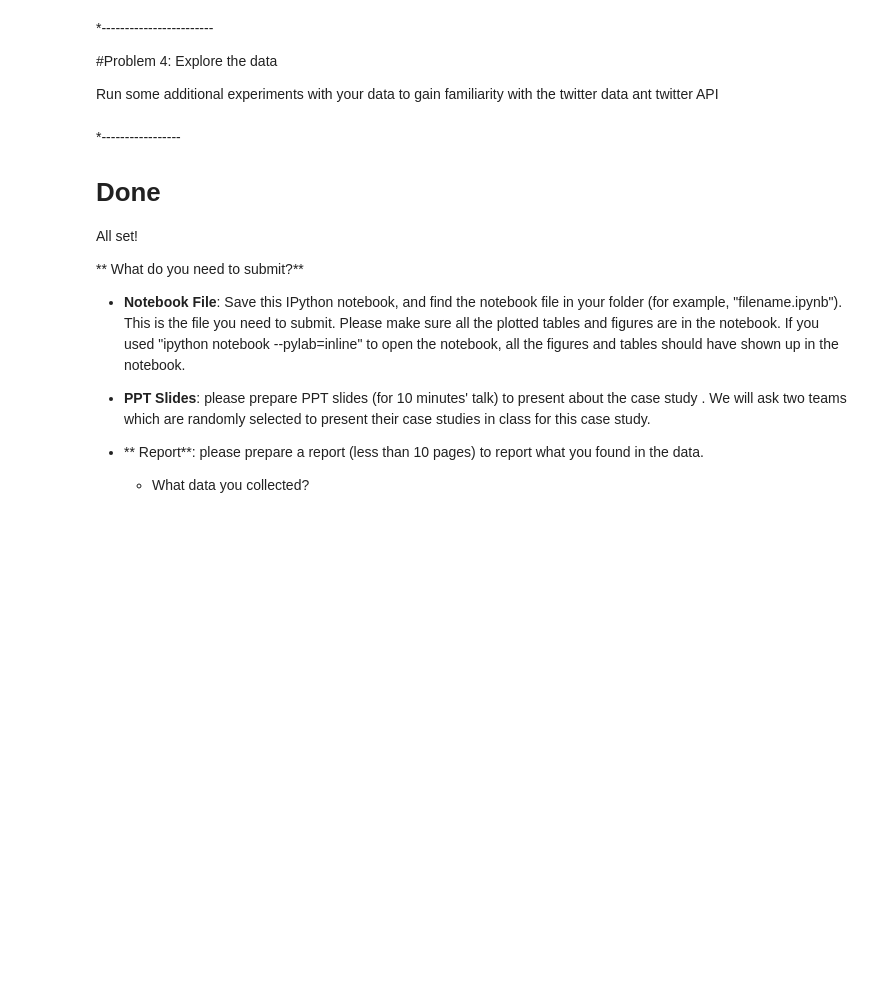
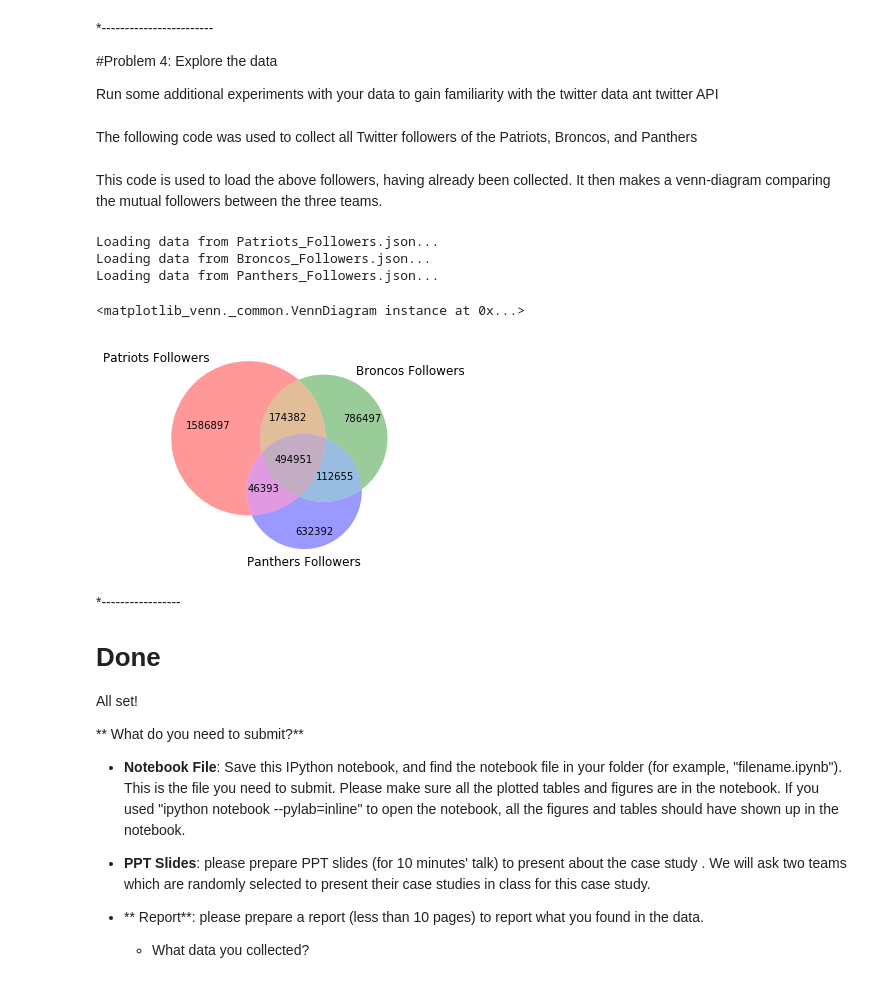
Before and after one commit to awkweb/DS501, a Jupyter notebook: 1/CaseStudy1.ipynb, the cells around one changed output. Saved outputs shown, nothing was run; the diff lists cells and outputs as text; code cells hidden in the pictures; blank space fills up the shorter version.

Commit message:
Uploaded the teams followers
Added JSON files with each of the team's followers, and generated a
venn-diagram for a first part to #4

```diff
--- a/1/CaseStudy1.ipynb
+++ b/1/CaseStudy1.ipynb
@@ -484,0 +609,2 @@ Run some additional experiments with your data to gain familiarity with the twit
+# %% [markdown]
+The following code was used to collect all Twitter followers of the Patriots, Broncos, and Panthers
@@ -485,3 +629,26 @@ Run some additional experiments with your data to gain familiarity with the twit
+# %% [markdown]
+This code is used to load the above followers, having already been collected.  It then makes a venn-diagram comparing the mutual followers between the three teams.
+# %%
+patriots_followers_ids = load_json('Patriots_Followers')
+broncos_followers_ids = load_json('Broncos_Followers')
+panthers_followers_ids = load_json('Panthers_Followers')
+# %% [output]
+Loading data from Patriots_Followers.json...
+Loading data from Broncos_Followers.json...
+Loading data from Panthers_Followers.json...
+# %%
+%matplotlib inline
+from matplotlib_venn import venn3
+
+patriots_followers_set = set(patriots_followers_ids)
+broncos_followers_set = set(broncos_followers_ids)
+panthers_followers_set = set(panthers_followers_ids)
+
+venn3([patriots_followers_set, broncos_followers_set, panthers_followers_set], ('Patriots Followers', 'Broncos Followers',
+                                                                                'Panthers Followers'))
+# %% [output]
+<matplotlib_venn._common.VennDiagram instance at 0x...>
+[figure, added]
 # %% [markdown]
 *-----------------
 # Done
```
Also changed, not shown: parts of 13 cells of this notebook, 3 other files.
